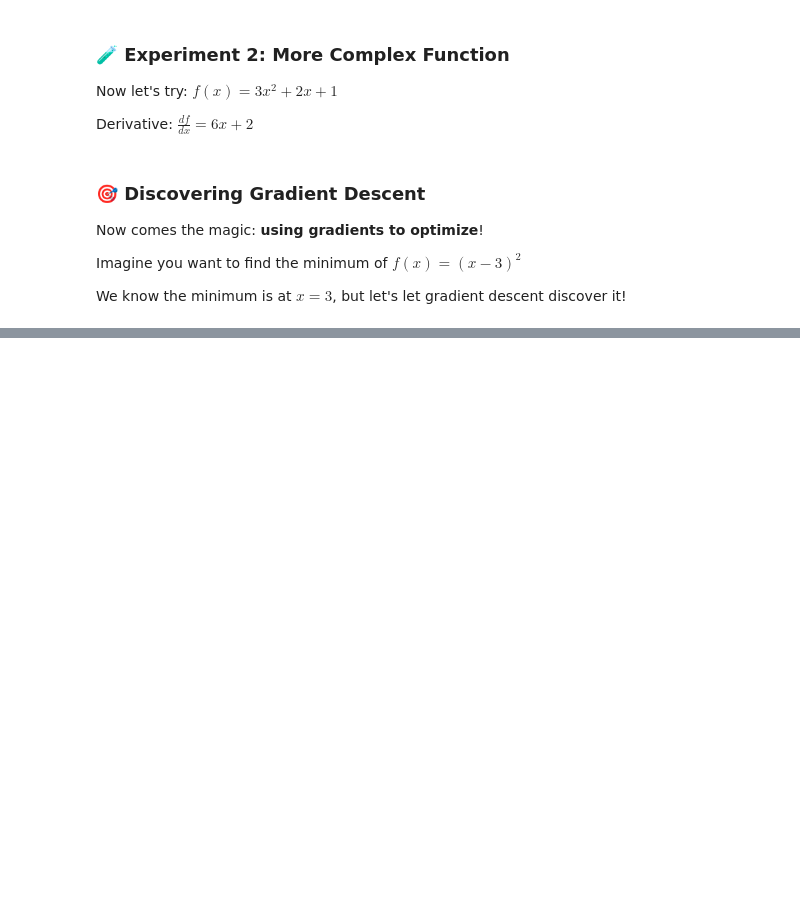
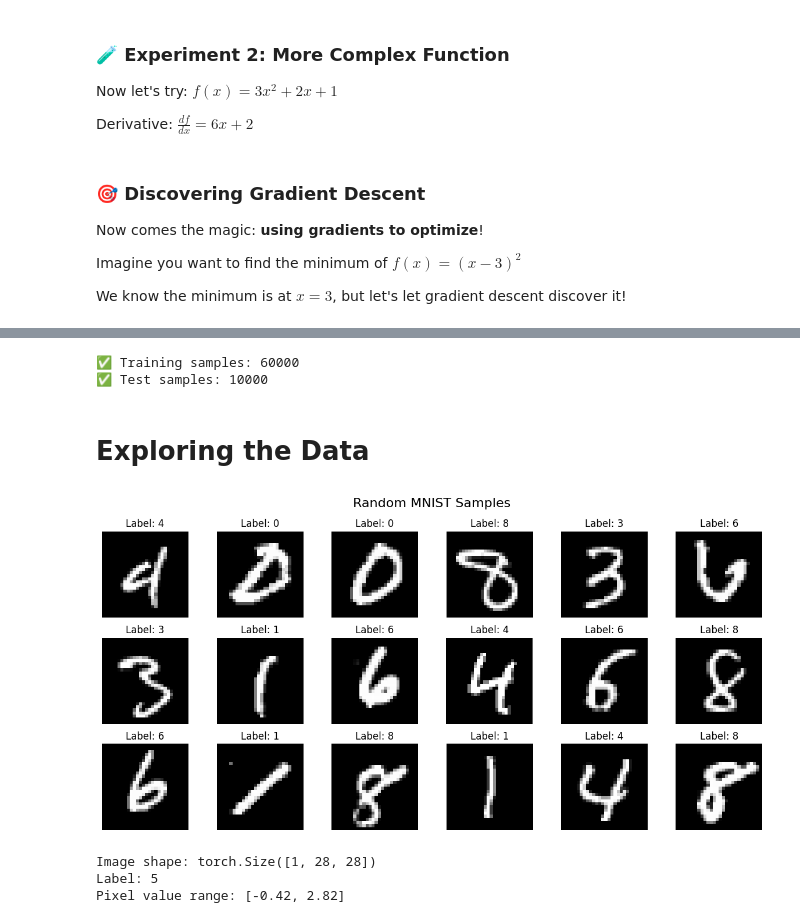
Before and after one commit to LekaLakshmi/Artificial-intelligence, a Jupyter notebook: Deep_learning_lab_2.ipynb, the cells around one changed output, grey strips where cells are left out. Saved outputs shown, nothing was run; the diff lists cells and outputs as text; code cells hidden in the pictures; blank space fills up the shorter version.

```diff
--- a/Deep_learning_lab_2.ipynb
+++ b/Deep_learning_lab_2.ipynb
@@ -447,0 +489,64 @@ if len(x_history) > 0:
+# %%
+# Convert image to tensor, now pixel values from 0-255 will be changed to 0-1
+# compute mean and standard deviation of all the iamge
+# use mean and standard deviation to normalize the value so that now mean becomes 0
+transform = transforms.Compose([
+    transforms.ToTensor(),  # Convert to tensor
+    transforms.Normalize((0.1307,), (0.3081,))  # Normalize (mean, std of MNIST)
+])
+
+# Download and load training data
+train_dataset = torchvision.datasets.MNIST(
+    root='./data',
+    train=True,
+    download=True,
+    transform=transform
+)
+
+# Download and load test data
+test_dataset = torchvision.datasets.MNIST(
+    root='./data',
+    train=False,
+    download=True,
+    transform=transform
+)
+
+print(f"✅ Training samples: {len(train_dataset)}")
+print(f"✅ Test samples: {len(test_dataset)}")
+# %% [output]
+✅ Training samples: 60000
+✅ Test samples: 10000
+# %% [markdown]
+# Exploring the Data
+# %%
+#  Creating space to display 18 images
+fig, axes = plt.subplots(3, 6, figsize=(12, 6))
+axes = axes.flatten()
+
+for i in range(18):
+    # Get one random traning sample and take the image and its label
+    idx = np.random.randint(len(train_dataset))
+    image, label = train_dataset[idx]
+
+    # Convert from tensor to numpy for plotting
+    # squeeze() removes any dimension whose size = 1 so that i can be displayed by matplotlib
+    image = image.squeeze().numpy()
+
+    axes[i].imshow(image, cmap='gray')
+    axes[i].set_title(f'Label: {label}')
+    axes[i].axis('off')
+
+plt.suptitle('Random MNIST Samples', fontsize=16)
+plt.tight_layout()
+plt.show()
+
+# Get a single image to inspect
+sample_image, sample_label = train_dataset[0]
+print(f"\nImage shape: {sample_image.shape}")
+print(f"Label: {sample_label}")
+print(f"Pixel value range: [{sample_image.min():.2f}, {sample_image.max():.2f}]")
+# %% [output]
+[figure, added]
+Image shape: torch.Size([1, 28, 28])
+Label: 5
+Pixel value range: [-0.42, 2.82]
```
Also changed, not shown: parts of 19 cells of this notebook.
